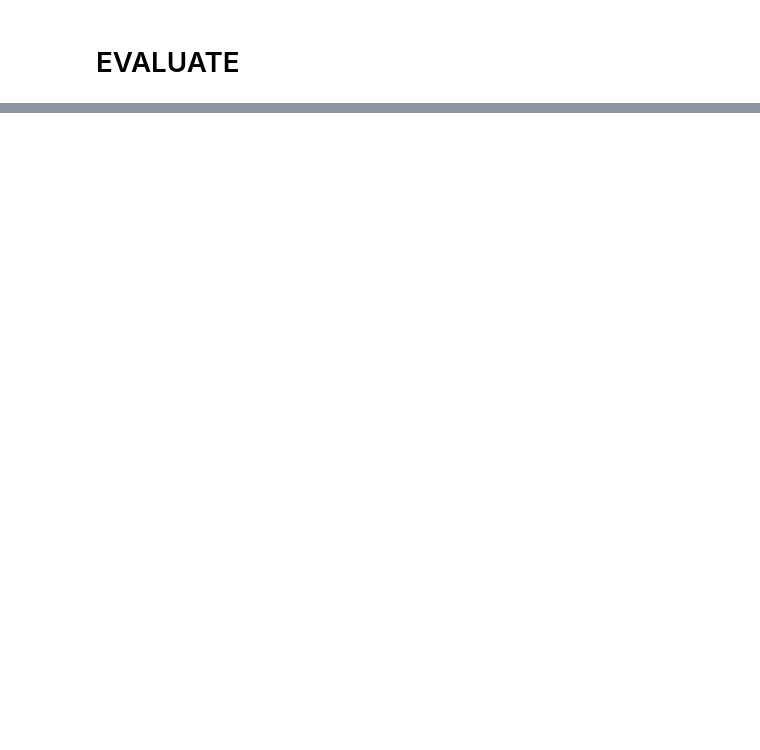
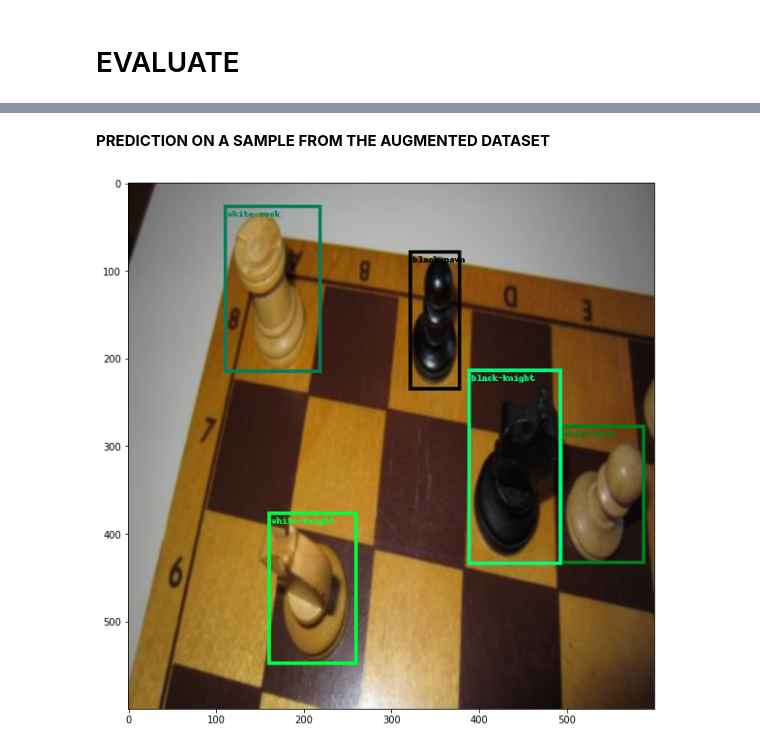
Before and after one commit to PatrizioPerugini/MOD_VISIOPE, a Jupyter notebook: proj_vision.ipynb, the cells around one changed output, grey strips where cells are left out. Saved outputs shown, nothing was run; the diff lists cells and outputs as text; code cells hidden in the pictures; blank space fills up the shorter version.

```diff
--- a/proj_vision.ipynb
+++ b/proj_vision.ipynb
@@ -641,0 +502,7 @@ plt.imshow(draw_bounding_boxes(img_int,
+# %% [markdown]
+**PREDICTION ON A SAMPLE FROM THE AUGMENTED DATASET**
+# %%
+img, _ = test_dataset[61]
+make_pred(img)
+# %% [output]
+[figure, added]
```
Also changed, not shown: parts of 42 cells of this notebook.
